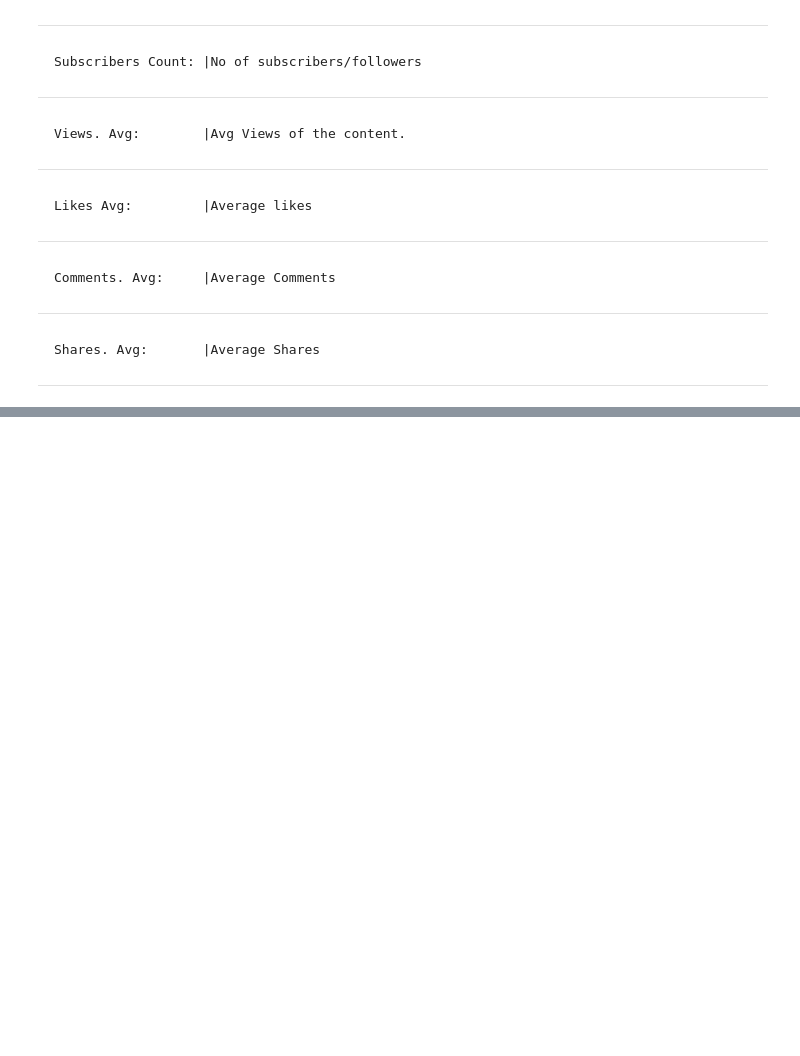
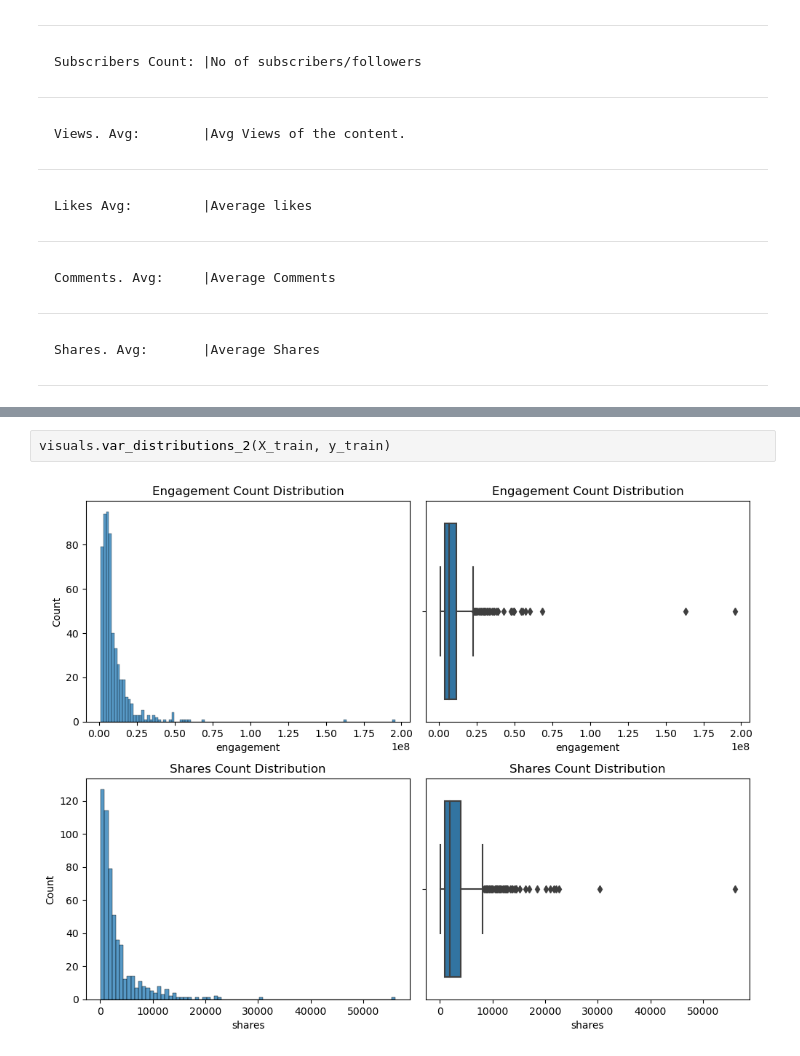
Before and after one commit to adriananuncio/individual_project, a Jupyter notebook: final_notebook.ipynb, the cells around one changed output, grey strips where cells are left out. Saved outputs shown, nothing was run; the diff lists cells and outputs as text; blank space fills up the shorter version.

```diff
--- a/final_notebook.ipynb
+++ b/final_notebook.ipynb
@@ -38,0 +125,4 @@ __Data Dictionary:__
+# %%
+visuals.var_distributions_2(X_train, y_train)
+# %% [output]
+[figure, added]
```
Also changed, not shown: parts of 32 cells of this notebook, 2 other files.
